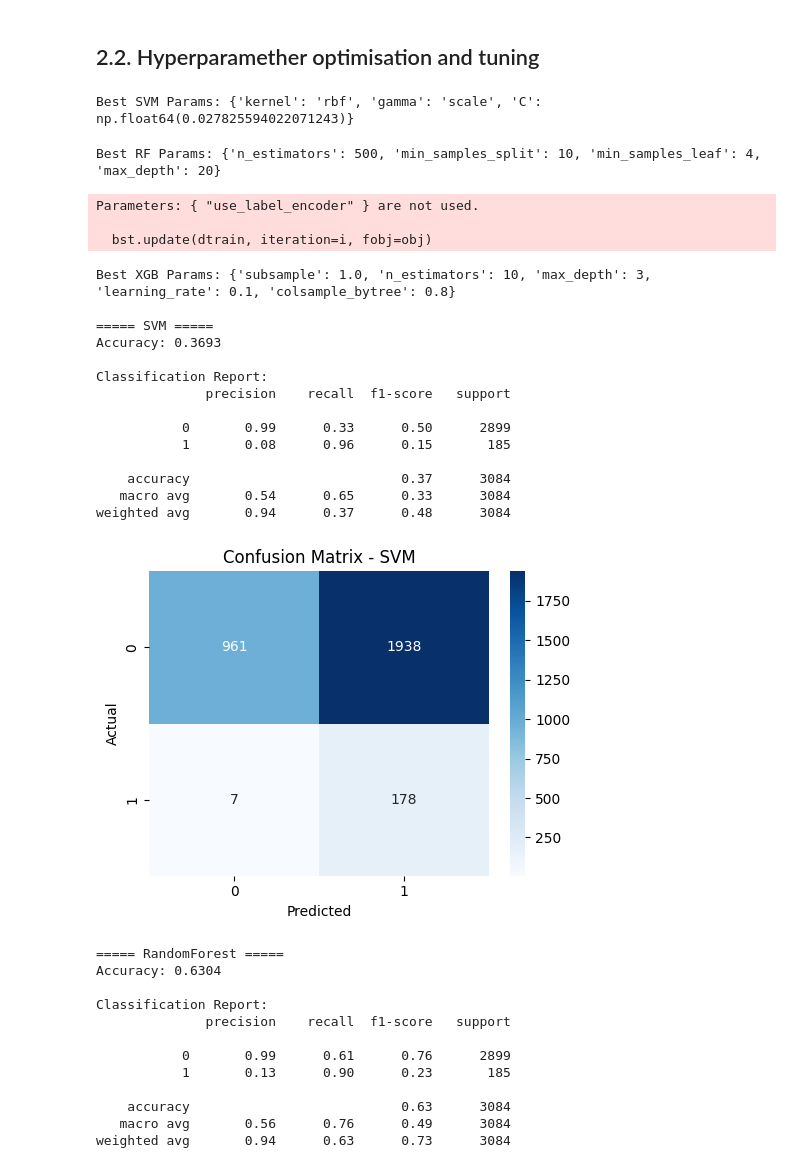
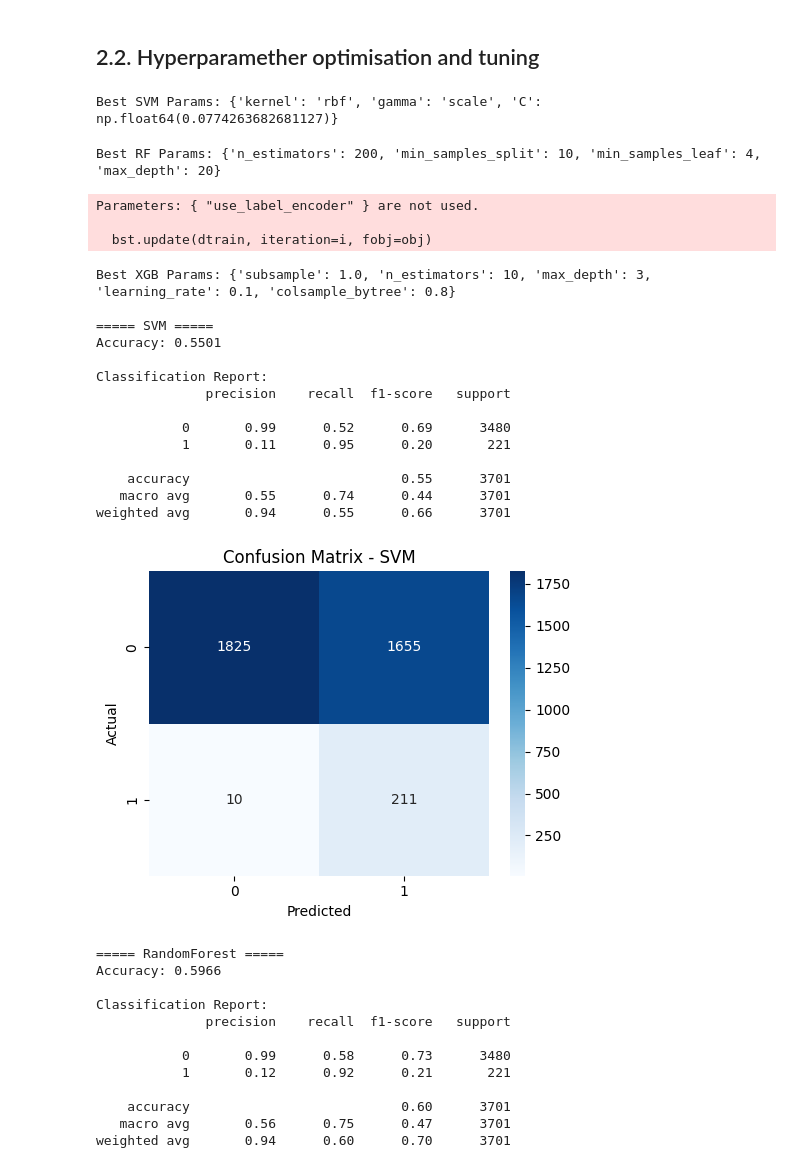
Before and after one commit to David38mk/vehicle-insurance-claim-fraud-datection-ML, a Jupyter notebook: notebooks/Vehicle-Insurance_claim_fraud_detection.ipynb, the cells around one changed output. Drawn from its saved outputs; the diff is of its cells as text; code cells hidden in the pictures.

Commit message:
Testing models

```diff
--- a/notebooks/Vehicle-Insurance_claim_fraud_detection.ipynb
+++ b/notebooks/Vehicle-Insurance_claim_fraud_detection.ipynb
@@ -626,6 +668,10 @@ We decide to go forward with SVM, XGB and Random Forest. The thought proccess is
 # %% [markdown]
 ## 2.2. Hyperparamether optimisation and tuning
 # %%
+recall_scorer = make_scorer(recall_score, pos_label=1)
+precision_scorer = make_scorer(precision_score, pos_label=1)
+f1_scorer = make_scorer(f1_score, pos_label=1)
+
 # 1. SVM - Randomized Search
 svm_model = SVC(class_weight='balanced')
 svm_params = {
@@ -635,8 +681,8 @@ svm_params = {
 }
 
 
-svm_search = RandomizedSearchCV(svm_model, svm_params, n_iter=10, cv=10, scoring={'recall': 'recall', 'f1': 'f1','precision':'precision'} ,refit='recall', random_state=38, n_jobs=-1)
-svm_search.fit(X_work_res, y_work_res)
+svm_search = RandomizedSearchCV(svm_model, svm_params, n_iter=10, cv=10, scoring={'recall': recall_scorer,'precision': precision_scorer,'f1': f1_scorer,'accuracy': 'accuracy'} ,refit='recall', random_state=38, n_jobs=-1)
+svm_search.fit(X_res, y_res)
 print("Best SVM Params:", svm_search.best_params_)
 
 
@@ -648,8 +694,8 @@ rf_params = {
     'min_samples_split': [2, 5, 10],
     'min_samples_leaf': [1, 2, 4],
 }
-rf_search = RandomizedSearchCV(rf_model, rf_params, n_iter=10, cv=10, scoring={'recall': 'recall', 'f1': 'f1','precision':'precision'} ,refit='recall', random_state=38, n_jobs=-1)
-rf_search.fit(X_work_res, y_work_res)
+rf_search = RandomizedSearchCV(rf_model, rf_params, n_iter=10, cv=10, scoring={'recall': recall_scorer,'precision': precision_scorer,'f1': f1_scorer,'accuracy': 'accuracy'} ,refit='recall', random_state=38, n_jobs=-1)
+rf_search.fit(X_res, y_res)
 print("Best RF Params:", rf_search.best_params_)
 
 # 3. XGBoost - Randomized Search
@@ -658,54 +704,54 @@ xgb_model = XGBClassifier(use_label_encoder=False, eval_metric='logloss', random
 xgb_params = {
     'n_estimators': [10, 25, 50, 100, 200, 300],
     'max_depth': [3, 5, 7, 10],
     'learning_rate': [0.01, 0.05, 0.1, 0.3],
     'subsample': [0.6, 0.8, 1.0],
     'colsample_bytree': [0.6, 0.8, 1.0]
 }
-xgb_search = RandomizedSearchCV(xgb_model, xgb_params, n_iter=10, cv=10, scoring={'recall': 'recall', 'f1': 'f1','precision':'precision'} ,refit='recall', random_state=38, n_jobs=-1)
-xgb_search.fit(X_work_res, y_work_res)
+xgb_search = RandomizedSearchCV(xgb_model, xgb_params, n_iter=10, cv=10, scoring={'recall': recall_scorer,'precision': precision_scorer,'f1': f1_scorer,'accuracy': 'accuracy'} ,refit='recall', random_state=38, n_jobs=-1)
+xgb_search.fit(X_res, y_res)
 print("Best XGB Params:", xgb_search.best_params_)
 
 svm = svm_search.best_estimator_
 rf = rf_search.best_estimator_
 xgb = xgb_search.best_estimator_
 
 model_dict = {
     "SVM" : svm,
     "RandomForest" : rf,
     "XGB" : xgb
     }
-compare_models(model_dict,X_test,y_test)
+compare_models(model_dict,X_val,y_val)
 # %% [output]
-Best SVM Params: {'kernel': 'rbf', 'gamma': 'scale', 'C': np.float64(0.027825594022071243)}
+Best SVM Params: {'kernel': 'rbf', 'gamma': 'scale', 'C': np.float64(0.0774263682681127)}
-Best RF Params: {'n_estimators': 500, 'min_samples_split': 10, 'min_samples_leaf': 4, 'max_depth': 20}
+Best RF Params: {'n_estimators': 200, 'min_samples_split': 10, 'min_samples_leaf': 4, 'max_depth': 20}
 Parameters: { "use_label_encoder" } are not used.
 
   bst.update(dtrain, iteration=i, fobj=obj)
 Best XGB Params: {'subsample': 1.0, 'n_estimators': 10, 'max_depth': 3, 'learning_rate': 0.1, 'colsample_bytree': 0.8}
 
 ===== SVM =====
-Accuracy: 0.3693
+Accuracy: 0.5501
 
 Classification Report:
               precision    recall  f1-score   support
 
-           0       0.99      0.33      0.50      2899
-           1       0.08      0.96      0.15       185
+           0       0.99      0.52      0.69      3480
+           1       0.11      0.95      0.20       221
 
-    accuracy                           0.37      3084
-   macro avg       0.54      0.65      0.33      3084
-weighted avg       0.94      0.37      0.48      3084
+    accuracy                           0.55      3701
+   macro avg       0.55      0.74      0.44      3701
+weighted avg       0.94      0.55      0.66      3701
-[figure, old version]
+[figure, new version]
 ===== RandomForest =====
-Accuracy: 0.6304
+Accuracy: 0.5966
 
 Classification Report:
               precision    recall  f1-score   support
 
-           0       0.99      0.61      0.76      2899
-           1       0.13      0.90      0.23       185
+           0       0.99      0.58      0.73      3480
+           1       0.12      0.92      0.21       221
 
-    accuracy                           0.63      3084
-   macro avg       0.56      0.76      0.49      3084
-weighted avg       0.94      0.63      0.73      3084
+    accuracy                           0.60      3701
+   macro avg       0.56      0.75      0.47      3701
+weighted avg       0.94      0.60      0.70      3701
```
Also changed, not shown: parts of 6 cells of this notebook.
